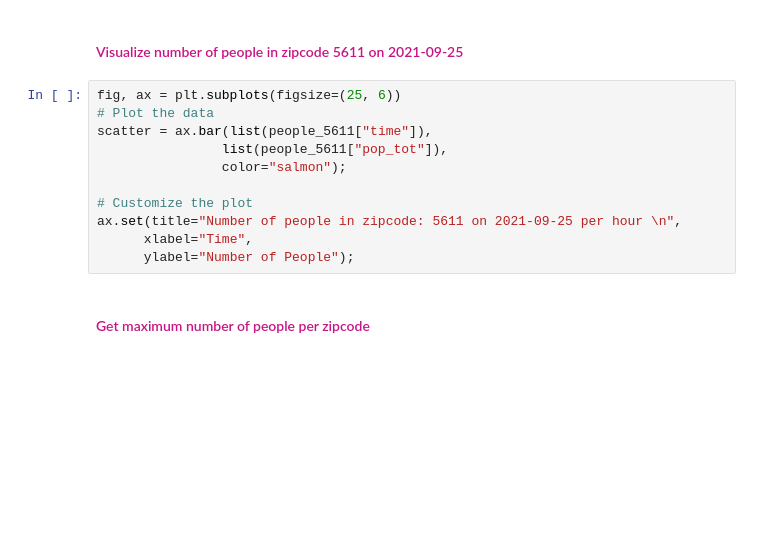
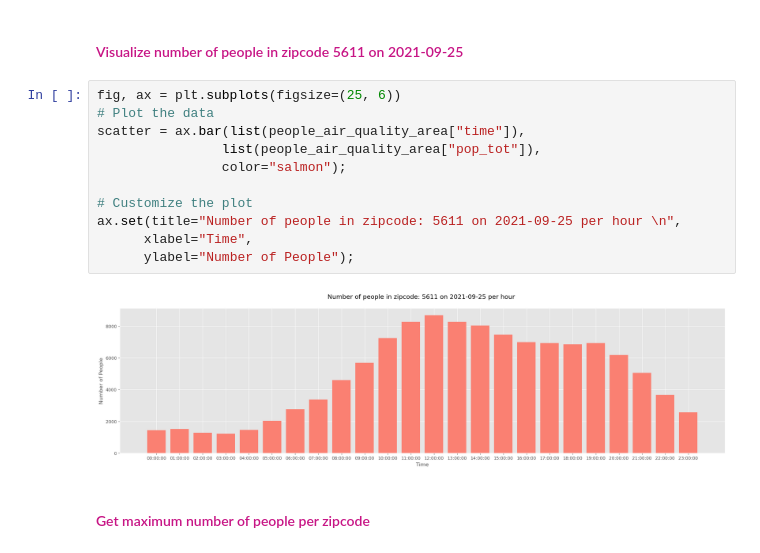
Before and after one commit to rawan-a-d/Air-Quality-Prediction, a Jupyter notebook: notebook.ipynb, the cells around one changed output. Drawn from its saved outputs; the diff is of its cells as text; blank space fills up the shorter version.

```diff
--- a/notebook.ipynb
+++ b/notebook.ipynb
@@ -160,14 +258,16 @@ people_5611 = df_zichtop_air_pollution[(df_zichtop_air_pollution["PC4"] == 5611)
 # %%
 fig, ax = plt.subplots(figsize=(25, 6))
 # Plot the data
-scatter = ax.bar(list(people_5611["time"]),
-                list(people_5611["pop_tot"]),
+scatter = ax.bar(list(people_air_quality_area["time"]),
+                list(people_air_quality_area["pop_tot"]),
                 color="salmon");
 
 # Customize the plot
 ax.set(title="Number of people in zipcode: 5611 on 2021-09-25 per hour \n",
       xlabel="Time",
       ylabel="Number of People");
+# %% [output]
+[figure, added]
 # %% [markdown]
 <h4><font color=mediumvioletred> Get maximum number of people per zipcode </font></h4>
 # %%
```
Also changed, not shown: parts of 22 cells of this notebook.
